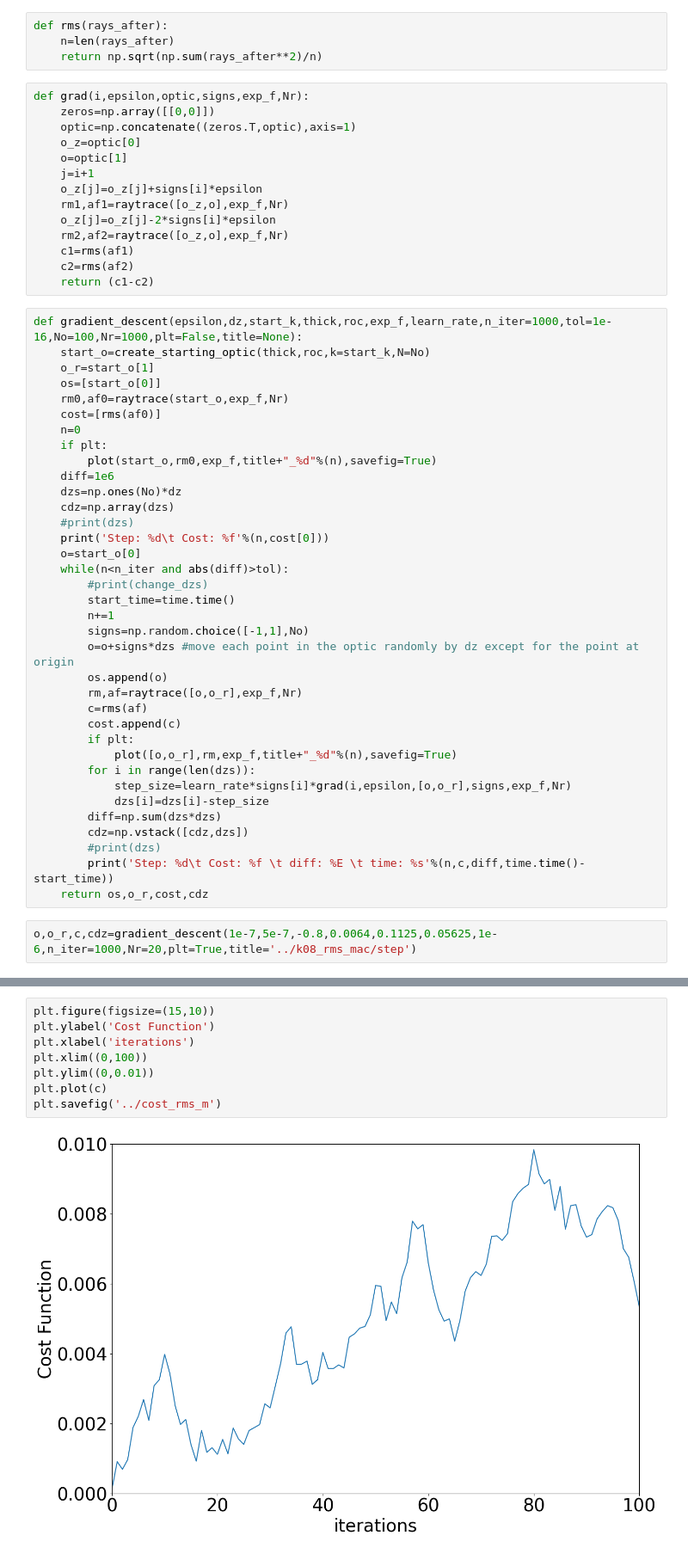
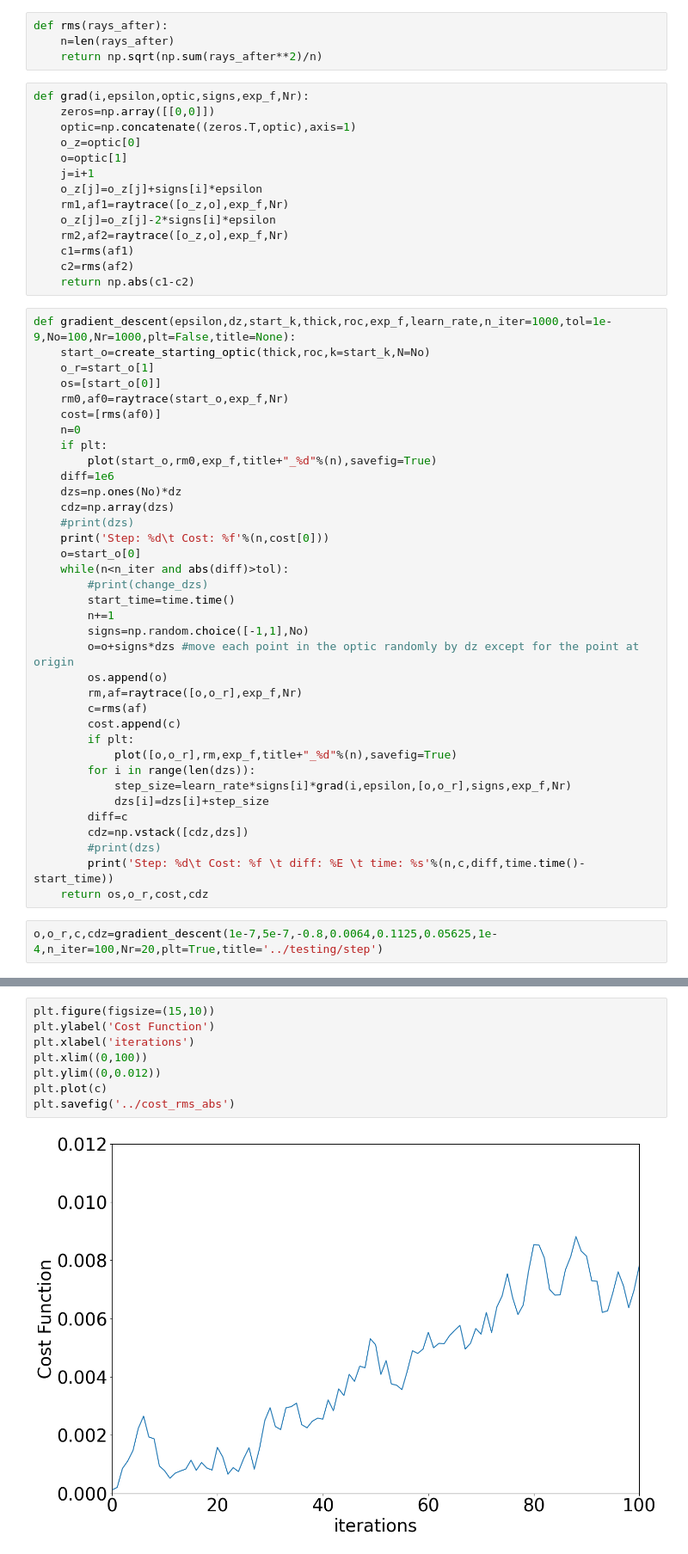
Before and after one commit to km0110/FF_rays, a Jupyter notebook: rms.ipynb, the cells around one changed output, grey strips where cells are left out. Shown: that part at 86% size. Saved outputs shown, nothing was run; the diff lists cells and outputs as text.

Commit message:
grad testing

```diff
--- a/rms.ipynb
+++ b/rms.ipynb
@@ -114,9 +114,9 @@ def grad(i,epsilon,optic,signs,exp_f,Nr):
     rm2,af2=raytrace([o_z,o],exp_f,Nr)
     c1=rms(af1)
     c2=rms(af2)
-    return (c1-c2)
+    return np.abs(c1-c2)
 # %%
-def gradient_descent(epsilon,dz,start_k,thick,roc,exp_f,learn_rate,n_iter=1000,tol=1e-16,No=100,Nr=1000,plt=False,title=None):
+def gradient_descent(epsilon,dz,start_k,thick,roc,exp_f,learn_rate,n_iter=1000,tol=1e-9,No=100,Nr=1000,plt=False,title=None):
     start_o=create_starting_optic(thick,roc,k=start_k,N=No)
     o_r=start_o[1]
     os=[start_o[0]]
@@ -145,13 +145,13 @@ def gradient_descent(epsilon,dz,start_k,thick,roc,exp_f,learn_rate,n_iter=1000,t
             plot([o,o_r],rm,exp_f,title+"_%d"%(n),savefig=True)
         for i in range(len(dzs)):
             step_size=learn_rate*signs[i]*grad(i,epsilon,[o,o_r],signs,exp_f,Nr)
-            dzs[i]=dzs[i]-step_size
-        diff=np.sum(dzs*dzs)
+            dzs[i]=dzs[i]+step_size
+        diff=c
         cdz=np.vstack([cdz,dzs])
         #print(dzs)
         print('Step: %d\t Cost: %f \t diff: %E \t time: %s'%(n,c,diff,time.time()-start_time))
     return os,o_r,cost,cdz
 # %%
-o,o_r,c,cdz=gradient_descent(1e-7,5e-7,-0.8,0.0064,0.1125,0.05625,1e-6,n_iter=1000,Nr=20,plt=True,title='../k08_rms_mac/step')
+o,o_r,c,cdz=gradient_descent(1e-7,5e-7,-0.8,0.0064,0.1125,0.05625,1e-4,n_iter=100,Nr=20,plt=True,title='../testing/step')
 # %% [output]
 Step: 0  Cost: 0.000114
@@ -189,10 +209,10 @@ plt.show()
 # %%
 plt.figure(figsize=(15,10))
 plt.ylabel('Cost Function')
 plt.xlabel('iterations')
 plt.xlim((0,100))
-plt.ylim((0,0.01))
+plt.ylim((0,0.012))
 plt.plot(c)
-plt.savefig('../cost_rms_m')
+plt.savefig('../cost_rms_abs')
 # %% [output]
-[figure, old version]
+[figure, new version]
```
Also changed, not shown: parts of 3 cells of this notebook, 12 other files.
